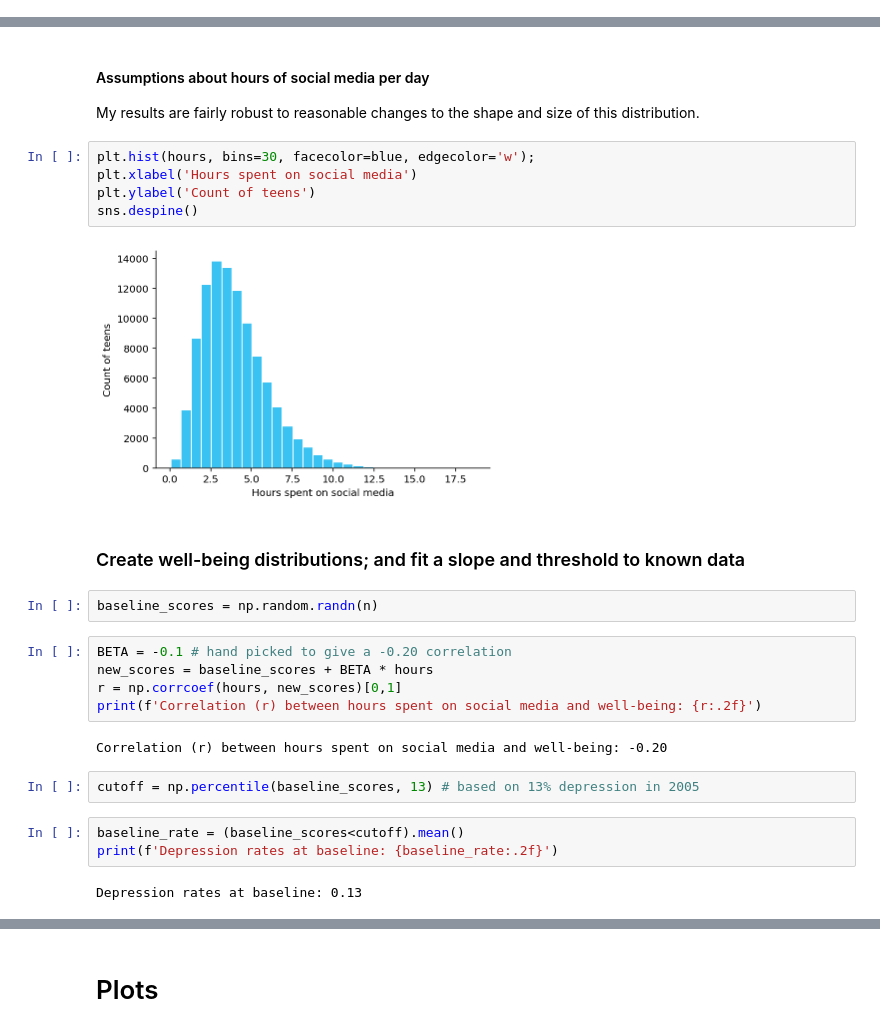
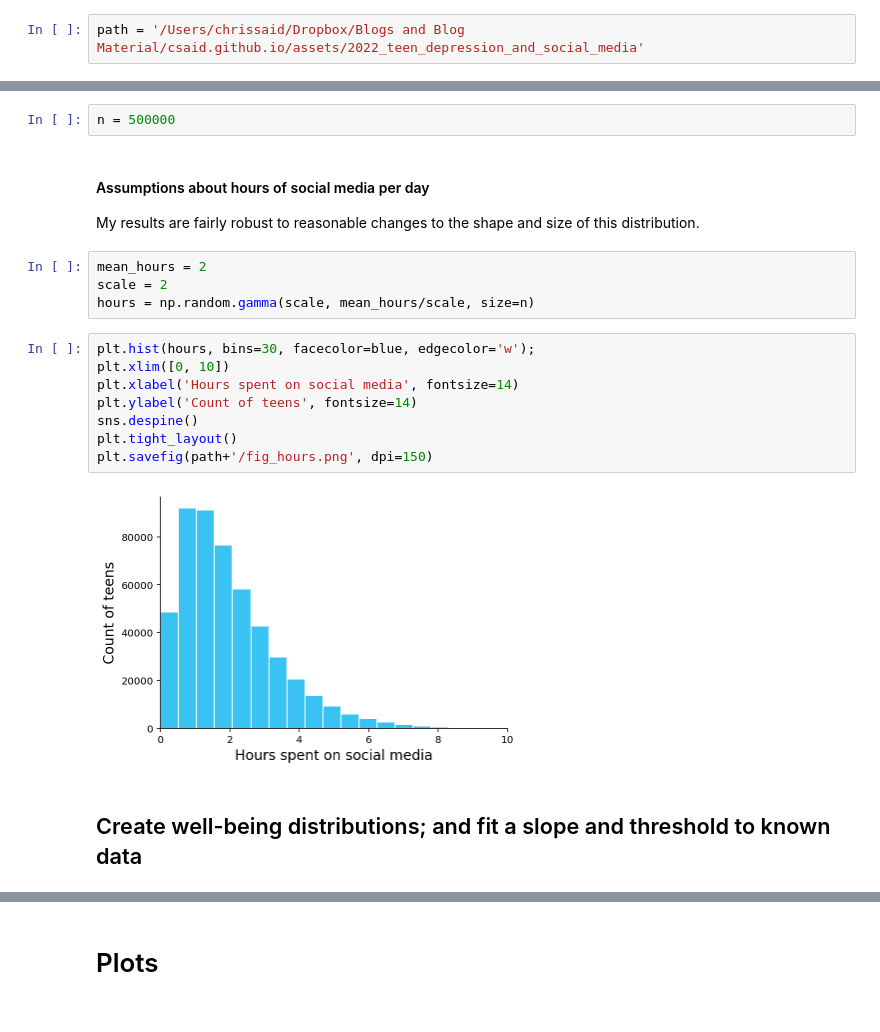
Before and after one commit to csaid/teen-depression-and-social-media, a Jupyter notebook: Teen mental health and social media – Back of the envelope calculations.ipynb, the cells around one changed output, grey strips where cells are left out. Saved outputs shown, nothing was run; the diff lists cells and outputs as text.

```diff
--- a/Teen mental health and social media – Back of the envelope calculations.ipynb
+++ b/Teen mental health and social media – Back of the envelope calculations.ipynb
@@ -34,0 +42,2 @@ hours = np.random.gamma(4, 1, size=n)
+# %%
+path = '/Users/chrissaid/Dropbox/Blogs and Blog Material/csaid.github.io/assets/2022_teen_depression_and_social_media'
@@ -35,28 +63,21 @@ hours = np.random.gamma(4, 1, size=n)
+# %%
+n = 500000
 # %% [markdown]
 #### Assumptions about hours of social media per day
 My results are fairly robust to reasonable changes to the shape and size of this distribution.
+# %%
+mean_hours = 2
+scale = 2
+hours = np.random.gamma(scale, mean_hours/scale, size=n)
 # %%
 plt.hist(hours, bins=30, facecolor=blue, edgecolor='w');
-plt.xlabel('Hours spent on social media')
-plt.ylabel('Count of teens')
+plt.xlim([0, 10])
+plt.xlabel('Hours spent on social media', fontsize=14)
+plt.ylabel('Count of teens', fontsize=14)
 sns.despine()
+plt.tight_layout()
+plt.savefig(path+'/fig_hours.png', dpi=150)
 # %% [output]
-[figure, old version]
+[figure, new version]
 # %% [markdown]
-### Create well-being distributions; and fit a slope and threshold to known data
+## Create well-being distributions; and fit a slope and threshold to known data
-# %%
-baseline_scores = np.random.randn(n)
-# %%
-BETA = -0.1 # hand picked to give a -0.20 correlation
-new_scores = baseline_scores + BETA * hours
-r = np.corrcoef(hours, new_scores)[0,1]
-print(f'Correlation (r) between hours spent on social media and well-being: {r:.2f}')
-# %% [output]
-Correlation (r) between hours spent on social media and well-being: -0.20
-# %%
-cutoff = np.percentile(baseline_scores, 13) # based on 13% depression in 2005
-# %%
-baseline_rate = (baseline_scores<cutoff).mean()
-print(f'Depression rates at baseline: {baseline_rate:.2f}')
-# %% [output]
-Depression rates at baseline: 0.13
```
Also changed, not shown: parts of 21 cells of this notebook.
